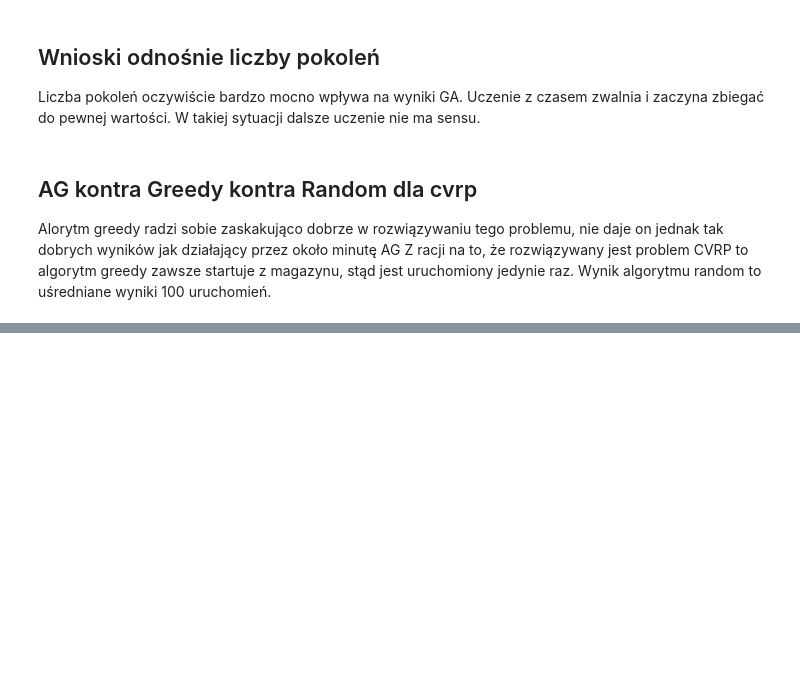
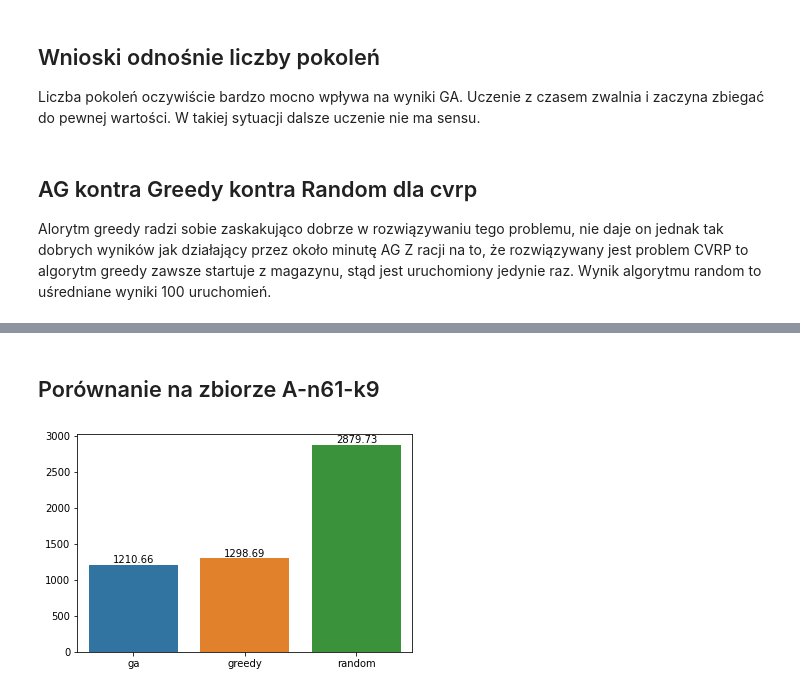
Before and after one commit to janpawlowskiof/university-ml-lab2, a Jupyter notebook: raport.ipynb, the cells around one changed output, grey strips where cells are left out. Saved outputs shown, nothing was run; the diff lists cells and outputs as text; code cells hidden in the pictures; blank space fills up the shorter version.

```diff
--- a/raport.ipynb
+++ b/raport.ipynb
@@ -136,0 +153,7 @@ ax.bar_label(ax.containers[0])
+# %% [markdown]
+## Porównanie na zbiorze A-n61-k9
+# %%
+Config.from_path(CONFIGS_ROOT / "A-n61-k9.vrp")
+test_ga_vs_greedy_vs_random(CVRPPopulation)
+# %% [output]
+[figure, added]
```
Also changed, not shown: parts of 9 cells of this notebook, 6 other files.
